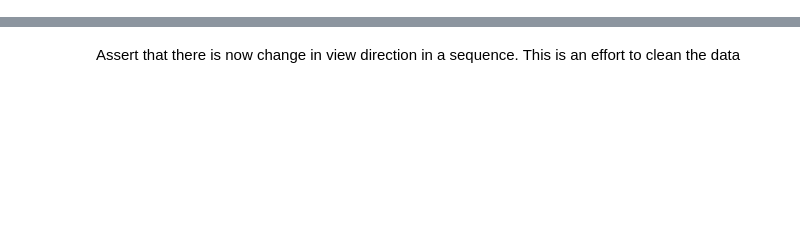
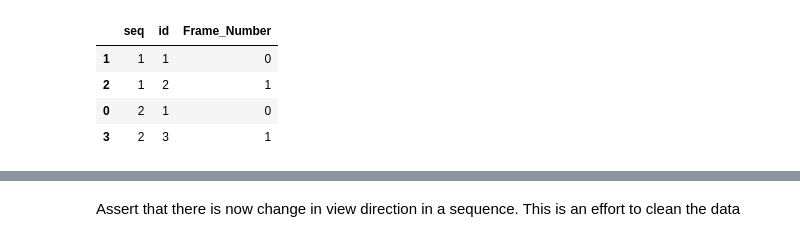
Before and after one commit to MockaWolke/SVI_Model_ToolBox, a Jupyter notebook: view_directions_sequence/data_analysis/analyse_data.ipynb, the cells around one changed output, grey strips where cells are left out. Drawn from its saved outputs; the diff is of its cells as text; code cells hidden in the pictures; blank space fills up the shorter version.

```diff
--- a/view_directions_sequence/data_analysis/analyse_data.ipynb
+++ b/view_directions_sequence/data_analysis/analyse_data.ipynb
@@ -1,3 +37,26 @@
+# %%
+import pandas as pd
+import tqdm
+import numpy as np
+
+df = pd.DataFrame([[2,1],[1,1],[1,2],[2,3]],columns = ["seq", 'id'])
+
+
+grouped_df = df.reset_index().groupby('seq')['index']
+new_df = df.copy()
+
+for _,indices in tqdm.tqdm(grouped_df, desc= "Assign Frame Numbers"):
+
+    new_df.loc[indices,"Frame_Number"] = np.arange(len(indices),dtype = int)
+
+new_df.Frame_Number = new_df.Frame_Number.astype(int)
+new_df.sort_values("seq")
+# %% [output]
+|  | seq | id | Frame_Number |
+| 1 | 1 | 1 | 0 |
+| 2 | 1 | 2 | 1 |
+| 0 | 2 | 1 | 0 |
+| 3 | 2 | 3 | 1 |
 # %%
 import numpy as np
 import os
```
Also changed, not shown: parts of 1 cell of this notebook, 43 other files.
